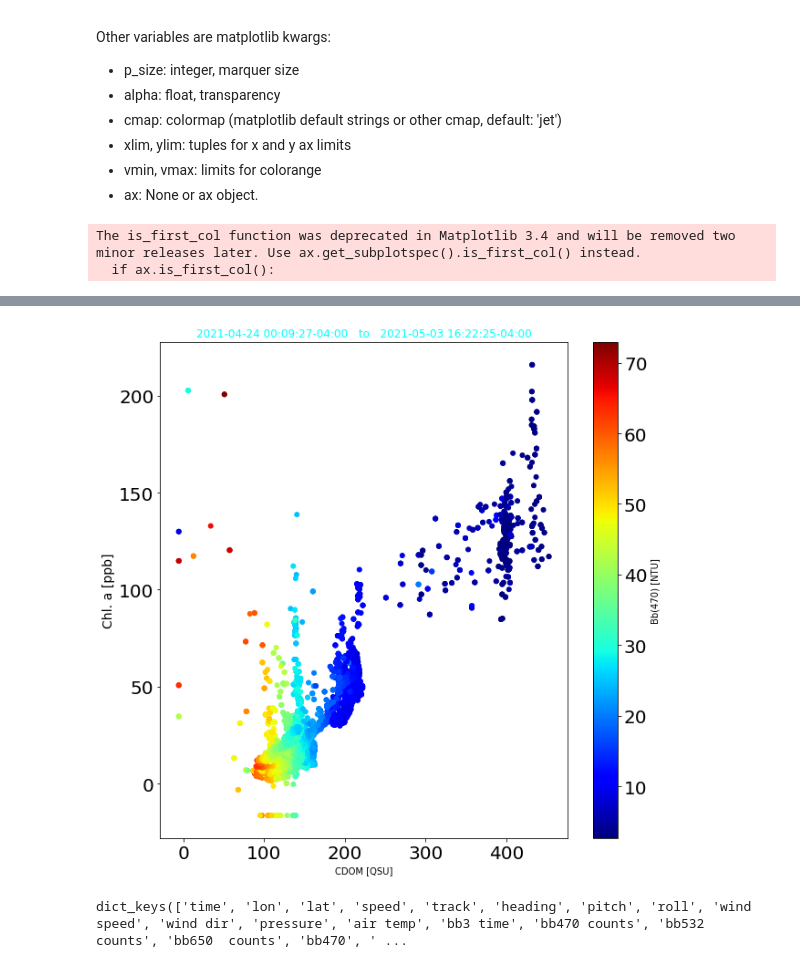
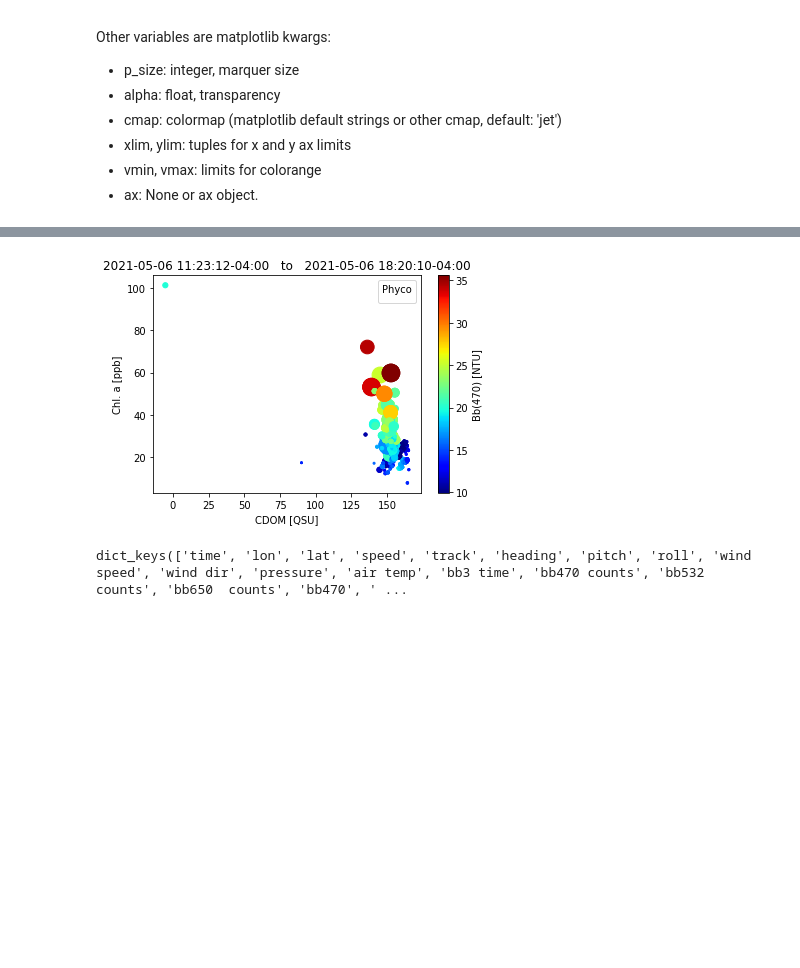
Before and after one commit to vrx-/navocean, a Jupyter notebook: remote.ipynb, the cells around one changed output, grey strips where cells are left out. Saved outputs shown, nothing was run; the diff lists cells and outputs as text; code cells hidden in the pictures; blank space fills up the shorter version.

```diff
--- a/remote.ipynb
+++ b/remote.ipynb
@@ -290,7 +30,6 @@ date_interval options:
 limit:
 - Integer. Numeber of records when date_interval is not given. Default is 100
 # %%
-sb = Sailboat(limit=20000)
-print(sb.type)
-sb.url
+url, dates = sb.gen_url(limit=1000)
+print(url)
 # %% [output]
@@ -326,0 +47,3 @@ Dataframe loaded as df
+# %%
+df = sb.get_data(url, dates)
+df
@@ -401,12 +141,12 @@ simplified variable names :
 # %%
-fig, ax = plt.subplots(figsize=(10,10))
-sb.scatter('cdom', 'chla',
+ax = sb.scatter(df, 'cdom', 'chla',
+           s='Phycocyanin [ppb]',
 #            start_date='2021-04-25',
 #            end_date='2021-05-01',
-           s=25, ax=ax)
-ax.yaxis.get_label().set_fontsize(14)
-ax.yaxis.get_label().set_fontsize(14)
-ax.set_title(str(sb.df['local time'].iloc[-1]) + '   to   ' +str(sb.df['local time'].iloc[0]))
+          )
+handles, labels = ax.collections[0].legend_elements(prop="sizes", num=5, alpha=0.6)
+ax.legend(handles, labels, loc="upper right", title="Phyco")
+
+ax.set_title(str(df['local time'].iloc[-1]) + '   to   ' +str(df['local time'].iloc[0]))
+plt.show()
 # %% [output]
-The is_first_col function was deprecated in Matplotlib 3.4 and will be removed two minor releases later. Use ax.get_subplotspec().is_first_col() instead.
-  if ax.is_first_col():
@@ -414,4 +153,4 @@ Text(0.5, 1.0, '2021-04-24 00:09:27-04:00   to   2021-05-03 16:22:25-04:00')
-[figure, old version]
+[figure, new version]
 # %%
 sb.variable_to_column_name.keys()
 # %% [output]
```
Also changed, not shown: parts of 12 cells of this notebook, 2 other files.
